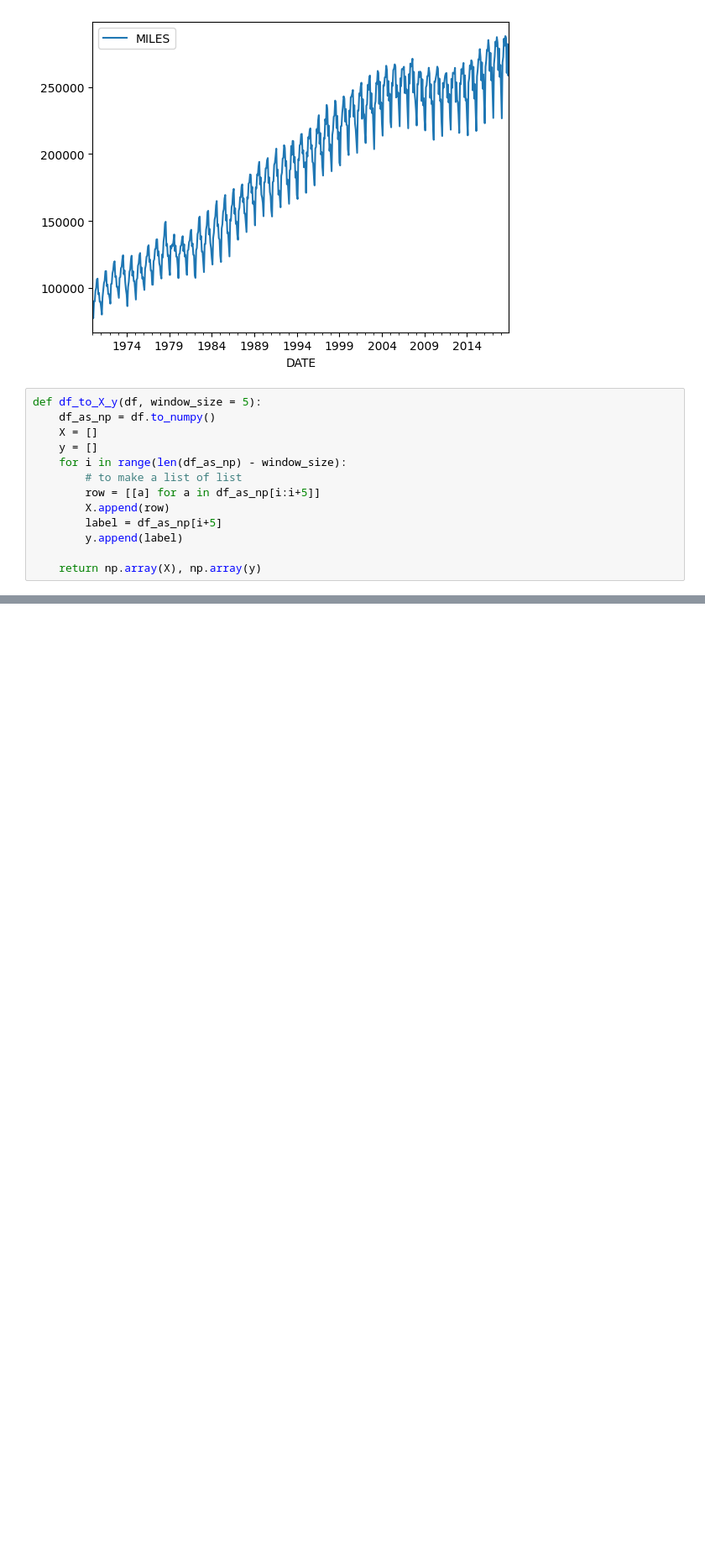
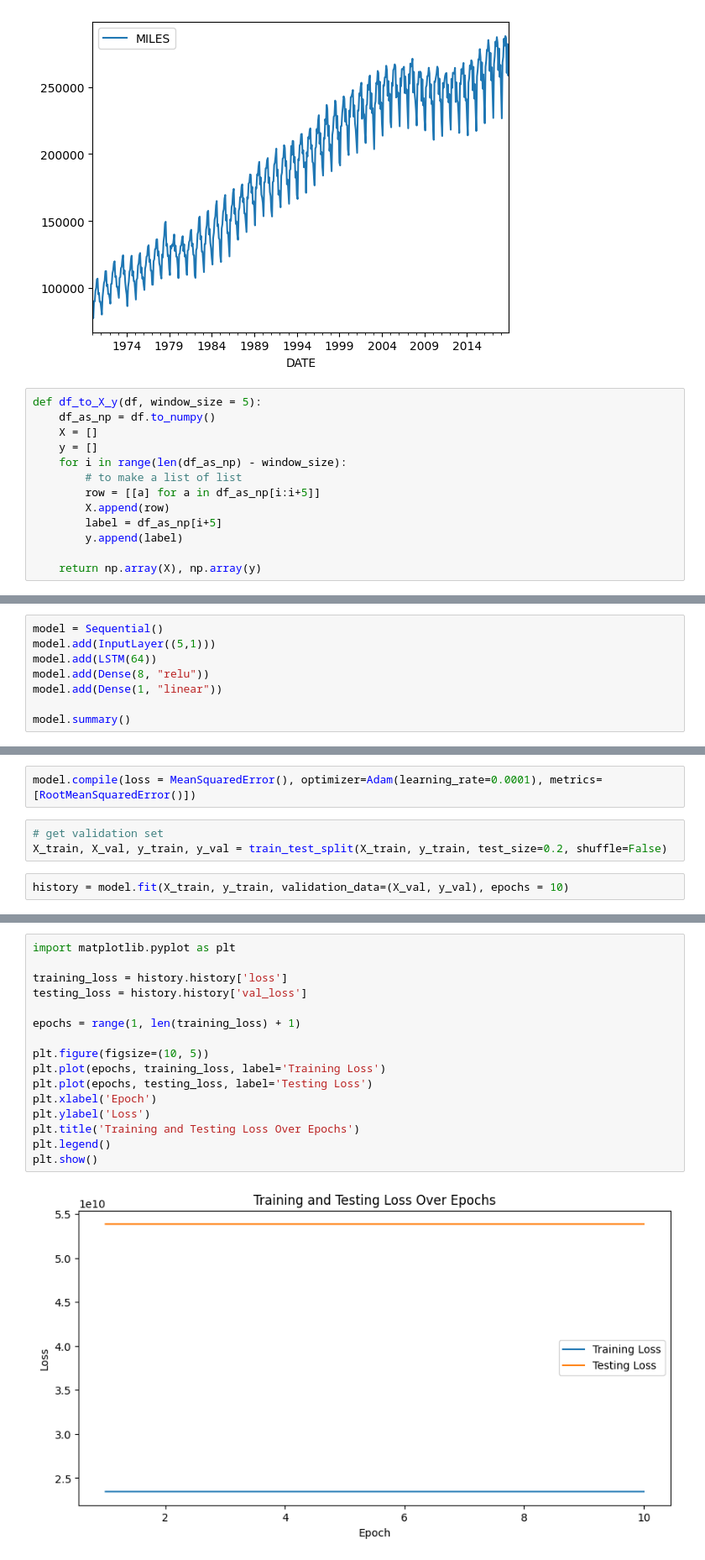
Before and after one commit to Adnan525/sc_a1, a Jupyter notebook: task4.ipynb, the cells around one changed output, grey strips where cells are left out. Shown at 84% size. Cells and saved outputs as stored; diff of their text form; blank space fills up the shorter version.

Commit message:
model trained and tested, absolutely HOPELESS!

```diff
--- a/task4.ipynb
+++ b/task4.ipynb
@@ -193,0 +205,8 @@ X, y = df_to_X_y(df_miles, 7)
+# %%
+model = Sequential()
+model.add(InputLayer((5,1)))
+model.add(LSTM(64))
+model.add(Dense(8, "relu"))
+model.add(Dense(1, "linear"))
+
+model.summary()
@@ -193,0 +229,7 @@ X, y = df_to_X_y(df_miles, 7)
+# %%
+model.compile(loss = MeanSquaredError(), optimizer=Adam(learning_rate=0.0001), metrics=[RootMeanSquaredError()])
+# %%
+# get validation set
+X_train, X_val, y_train, y_val = train_test_split(X_train, y_train, test_size=0.2, shuffle=False)
+# %%
+history = model.fit(X_train, y_train, validation_data=(X_val, y_val), epochs = 10)
@@ -193,0 +257,18 @@ X, y = df_to_X_y(df_miles, 7)
+# %%
+import matplotlib.pyplot as plt
+
+training_loss = history.history['loss']
+testing_loss = history.history['val_loss']
+
+epochs = range(1, len(training_loss) + 1)
+
+plt.figure(figsize=(10, 5))
+plt.plot(epochs, training_loss, label='Training Loss')
+plt.plot(epochs, testing_loss, label='Testing Loss')
+plt.xlabel('Epoch')
+plt.ylabel('Loss')
+plt.title('Training and Testing Loss Over Epochs')
+plt.legend()
+plt.show()
+# %% [output]
+[figure, added]
```
Also changed, not shown: parts of 7 cells of this notebook.
